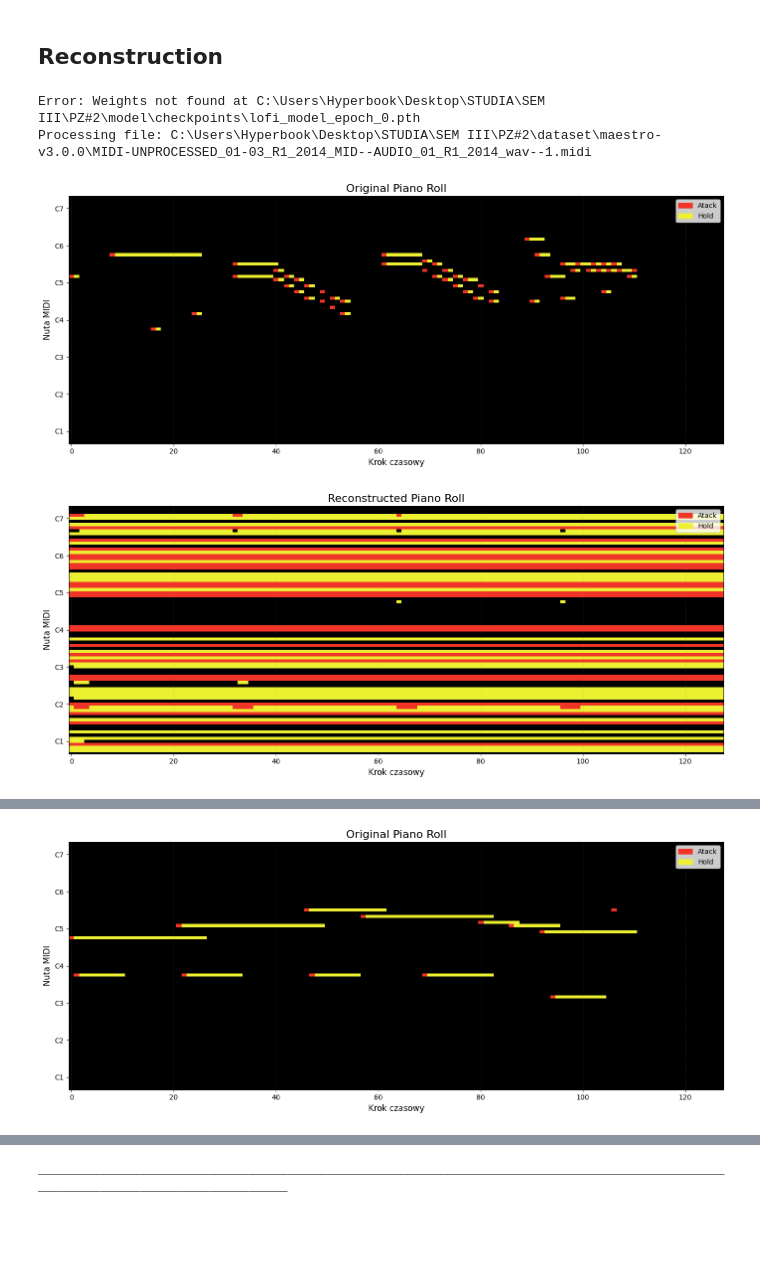
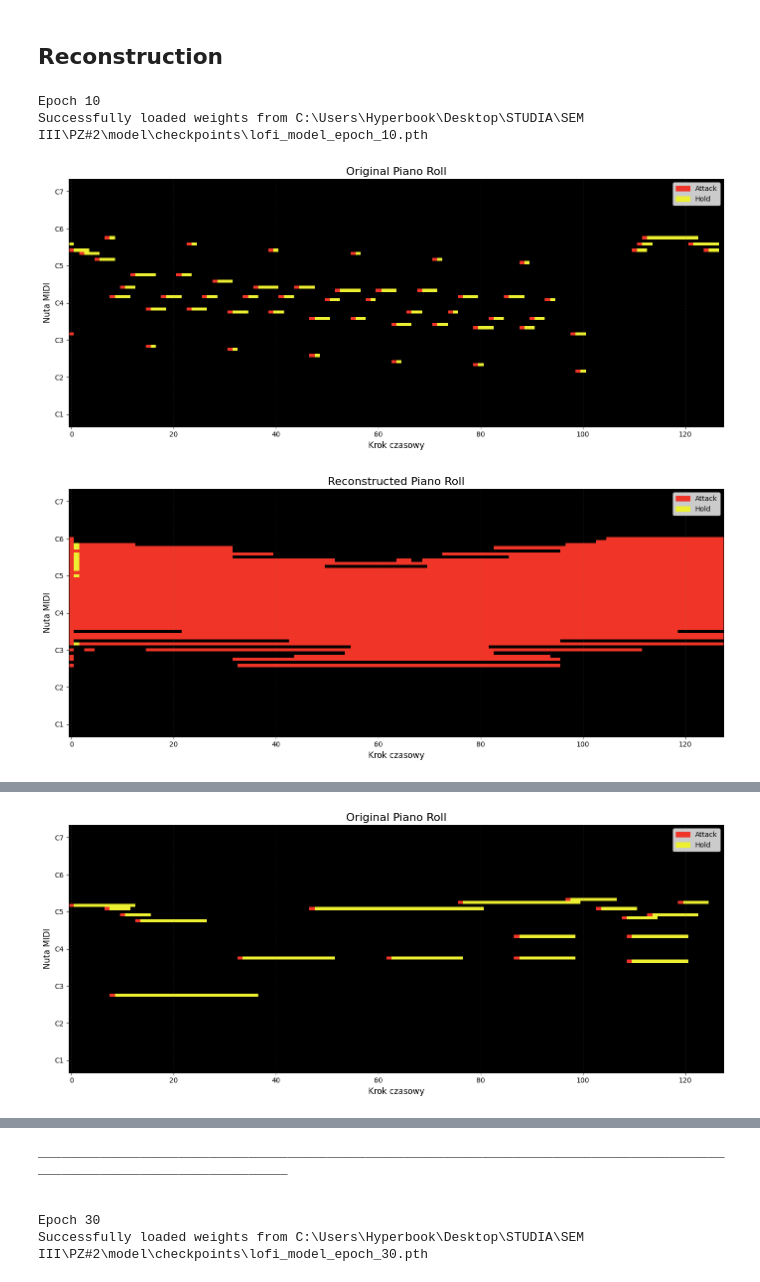
Before and after one commit to ziemmi13/Lofi-MIDI-VAE-generator, a Jupyter notebook: model/Reconstruct.ipynb, the cells around one changed output, grey strips where cells are left out. Drawn from its saved outputs; the diff is of its cells as text; code cells hidden in the pictures; blank space fills up the shorter version.

```diff
--- a/model/Reconstruct.ipynb
+++ b/model/Reconstruct.ipynb
@@ -24,0 +16,8 @@ Succesfully processed 499 MIDI samples.
+# %%
+dataset = MidiDataset(
+        midi_dir=DATASET_DIR,
+        num_bars=NUM_BARS,
+        steps_per_bar=STEPS_PER_BAR,
+        use_sliding_window=USE_SLIDING_WINDOW,
+        stride_in_bars=STRIDE_IN_BARS
+    )
@@ -25,17 +28,19 @@ Succesfully processed 499 MIDI samples.
 # %% [markdown]
 ## Reconstruction
 # %%
-for i in range(2):
+for epoch in range(10, 150, 10):
+    print(f"Epoch {epoch}")
     model = LofiModel()
-    model.load_weights(fr"C:\Users\Hyperbook\Desktop\STUDIA\SEM III\PZ#2\model\checkpoints\lofi_model_epoch_{5*i}.pth")
-    original_sequence_tensor, file_name = full_dataset[i]
-    print(f"Processing file: {file_name}")
+    model.load_weights(fr"C:\Users\Hyperbook\Desktop\STUDIA\SEM III\PZ#2\model\checkpoints\lofi_model_epoch_{epoch}.pth")
+    original_sequence_tensor= dataset[epoch]
+    # print(f"Processing file: {file_name}")
     reconstructions = model.reconstruct(original_sequence_tensor)
     print(60*"__"+"\n")
+    print()
 # %% [output]
-Error: Weights not found at C:\Users\Hyperbook\Desktop\STUDIA\SEM III\PZ#2\model\checkpoints\lofi_model_epoch_0.pth
-Processing file: C:\Users\Hyperbook\Desktop\STUDIA\SEM III\PZ#2\dataset\maestro-v3.0.0\MIDI-UNPROCESSED_01-03_R1_2014_MID--AUDIO_01_R1_2014_wav--1.midi
+Epoch 10
+Successfully loaded weights from C:\Users\Hyperbook\Desktop\STUDIA\SEM III\PZ#2\model\checkpoints\lofi_model_epoch_10.pth
-[figure, old version]
+[figure, new version]
-[figure, old version]
+[figure, new version]
 ________________________________________________________________________________________________________________________
 
@@ -44 +50 @@ Processing file: C:\Users\Hyperbook\Desktop\STUDIA\SEM III\PZ#2\dataset\maestro-
-[figure, old version]
+[figure, new version]
@@ -46 +52,5 @@ Processing file: C:\Users\Hyperbook\Desktop\STUDIA\SEM III\PZ#2\dataset\maestro-
 ________________________________________________________________________________________________________________________
+
+
+Epoch 30
+Successfully loaded weights from C:\Users\Hyperbook\Desktop\STUDIA\SEM III\PZ#2\model\checkpoints\lofi_model_epoch_30.pth
```
Also changed, not shown: parts of 5 cells of this notebook, 2 other files.
